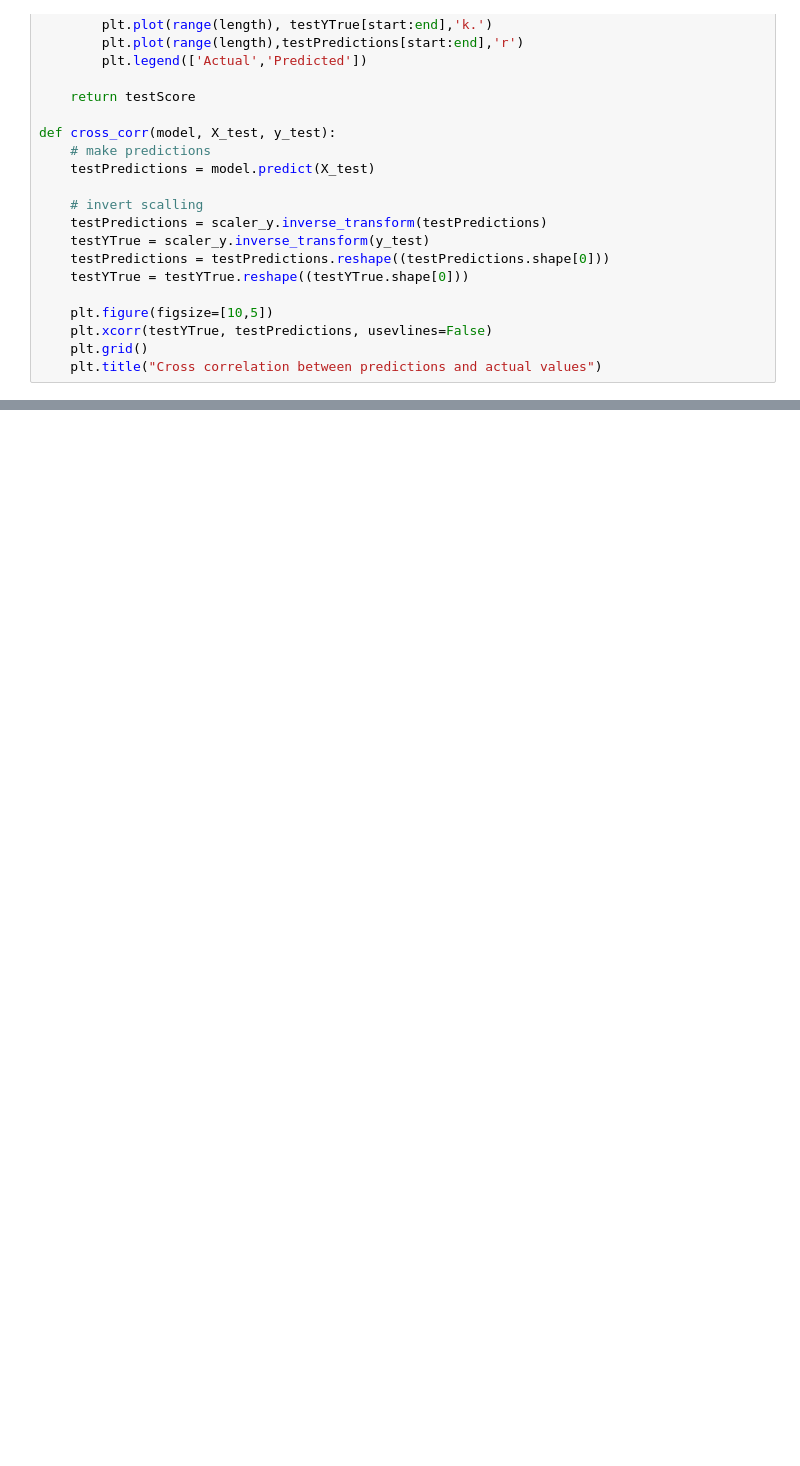
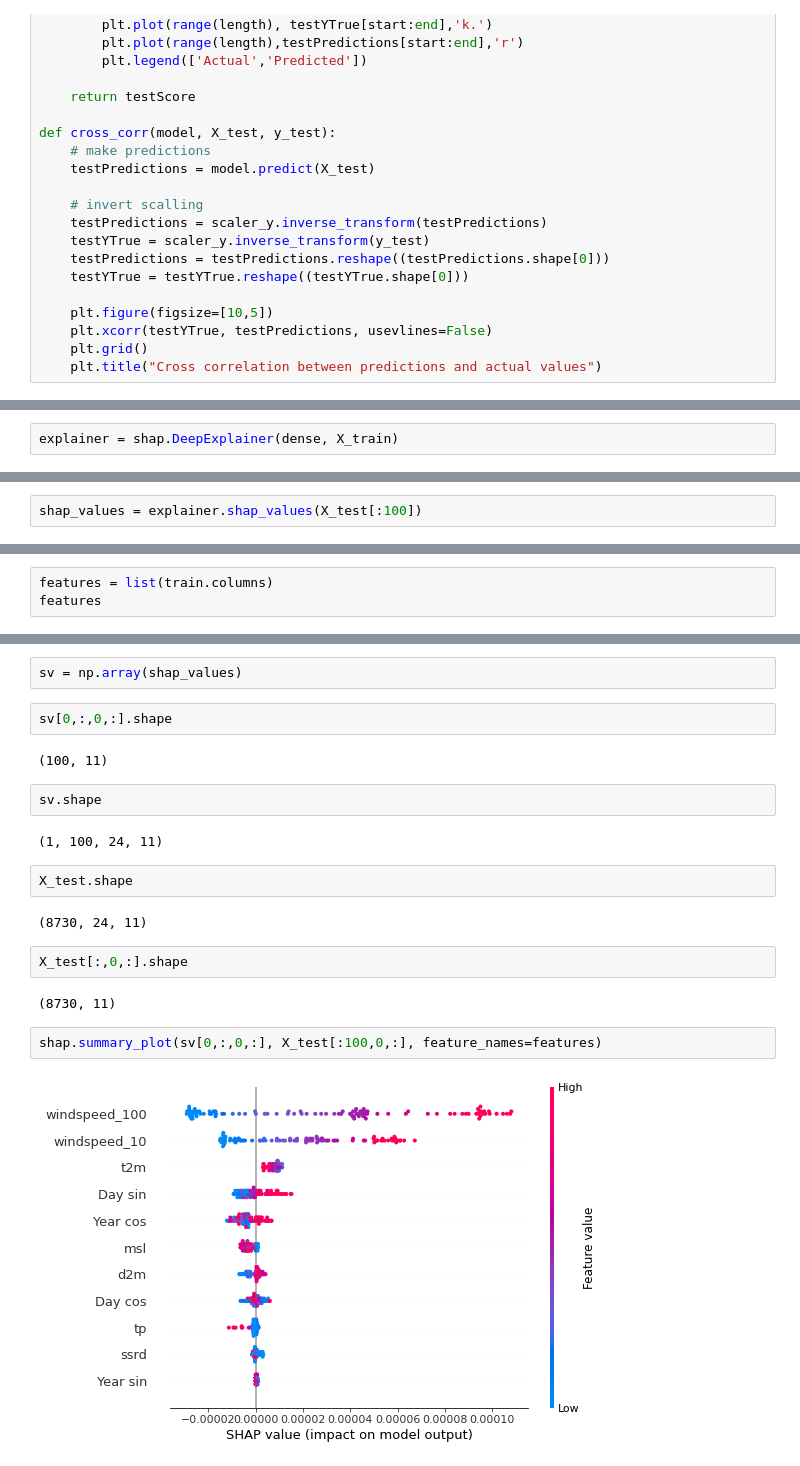
Before and after one commit to Rorjh/wind_forecasting, a Jupyter notebook: shapley_values.ipynb, the cells around one changed output, grey strips where cells are left out. Drawn from its saved outputs; the diff is of its cells as text; blank space fills up the shorter version.

Commit message:
Shapley values calculations

```diff
--- a/shapley_values.ipynb
+++ b/shapley_values.ipynb
@@ -261,0 +214,2 @@ Test Score: 1.0480 RMSE
+# %%
+explainer = shap.DeepExplainer(dense, X_train)
@@ -261,0 +219,2 @@ Test Score: 1.0480 RMSE
+# %%
+shap_values = explainer.shap_values(X_test[:100])
@@ -261,0 +223,3 @@ Test Score: 1.0480 RMSE
+# %%
+features = list(train.columns)
+features
@@ -261,0 +238,22 @@ Test Score: 1.0480 RMSE
+# %%
+sv = np.array(shap_values)
+# %%
+sv[0,:,0,:].shape
+# %% [output]
+(100, 11)
+# %%
+sv.shape
+# %% [output]
+(1, 100, 24, 11)
+# %%
+X_test.shape
+# %% [output]
+(8730, 24, 11)
+# %%
+X_test[:,0,:].shape
+# %% [output]
+(8730, 11)
+# %%
+shap.summary_plot(sv[0,:,0,:], X_test[:100,0,:], feature_names=features)
+# %% [output]
+[figure, added]
```
Also changed, not shown: parts of 41 cells of this notebook, 2 other files.
